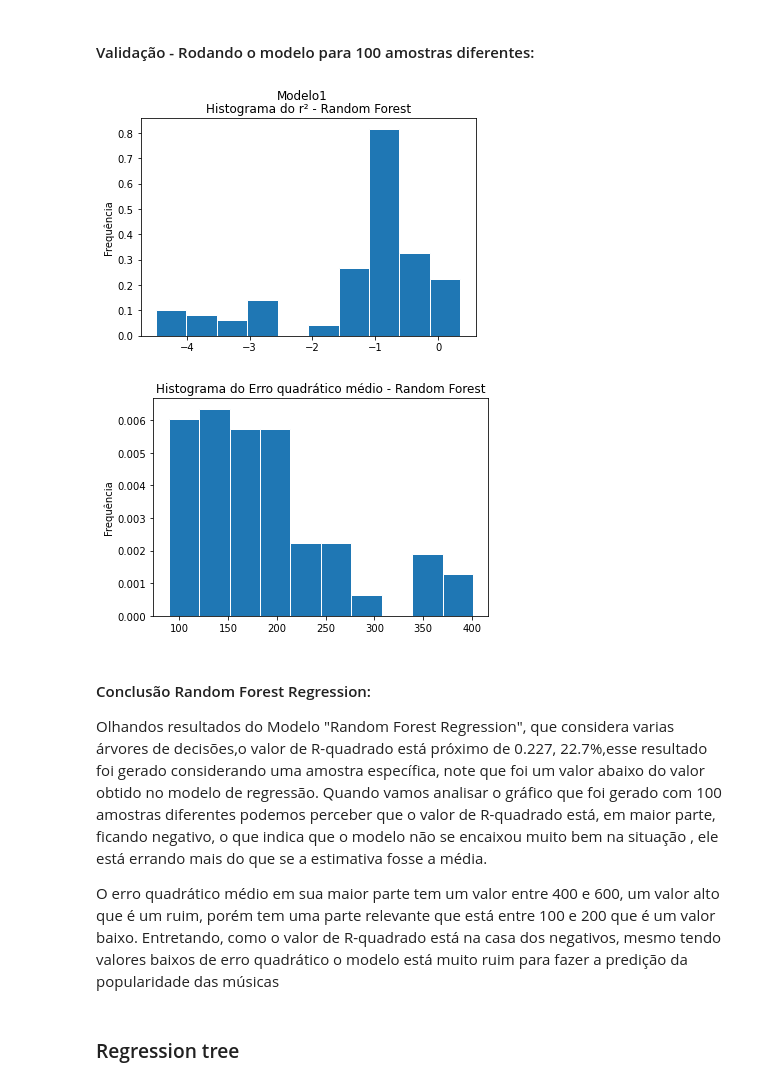
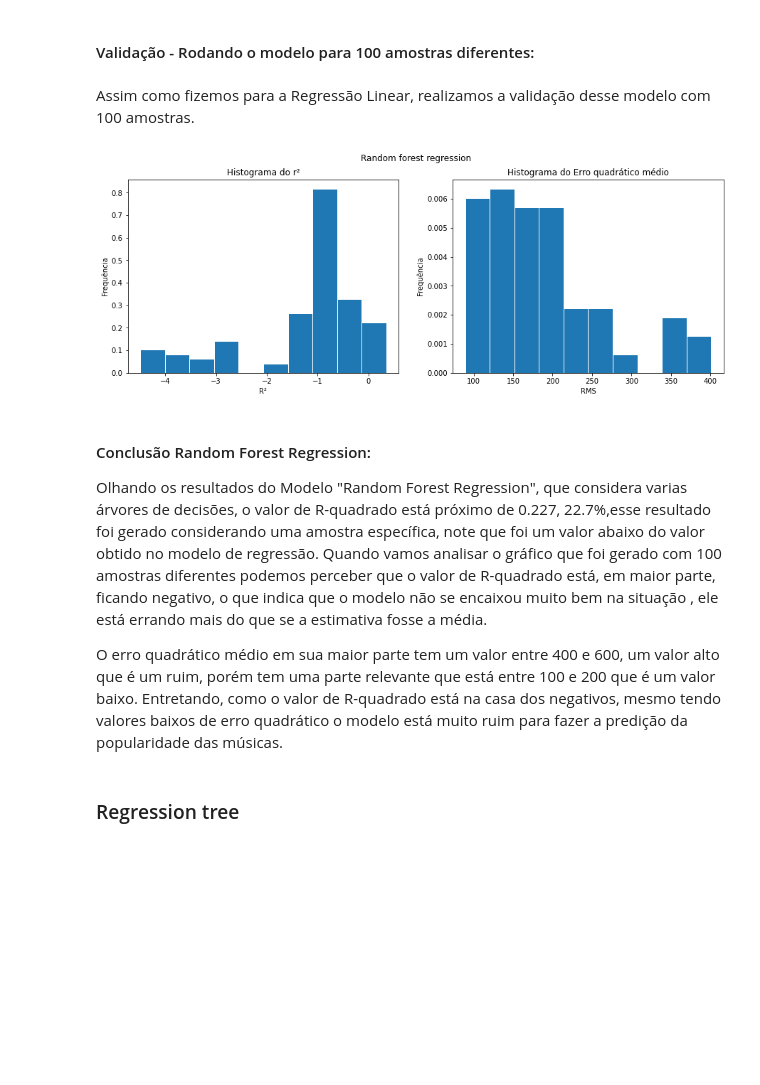
Before and after one commit to juliacfigueiredo/Projeto-2, a Jupyter notebook: Projeto_Final.ipynb, the cells around one changed output. Cells and saved outputs as stored; diff of their text form; code cells hidden in the pictures; blank space fills up the shorter version.

```diff
--- a/Projeto_Final.ipynb
+++ b/Projeto_Final.ipynb
@@ -431,6 +435,8 @@ mean_squared_error(Y_test, Y_pred)
 188.683519071199
 # %% [markdown]
 #### Validação -  Rodando o modelo para 100 amostras diferentes:
+# %% [markdown]
+Assim como fizemos para a Regressão Linear, realizamos a validação desse modelo com 100 amostras.
 # %%
 lista_r_quadrado_random_forest = []
 erro_quadratico_medio_random_forest = []
@@ -441,49 +447,51 @@ Y = dados['popularity']
 randomfor = RandomForestRegressor(n_estimators=10,random_state=0)
 
 for i in range(101):
 
     if i ==0:
         x_test = X[0:499]
         x_train = X[499:]
         y_test = Y[0:499]
         y_train = Y[499:]
     else:
         x_test = X[499*i:499*(i+1)]
         x_train1 = X[0:499*i-1]
         x_train2 = X[499*(i+1)+1:]
         x_train = pd.concat([x_train1, x_train2])
         y_test = Y[499*i:499*(i+1)]
         y_train1 = Y[0:499*i-1]
         y_train2 = Y[499*(i+1)+1:]
         y_train = pd.concat([y_train1, y_train2])
 
 
     randomfor.fit(x_train,y_train)
     y_pred_randomfor = randomfor.predict(x_test)
 
     lista_r_quadrado_random_forest.append(r2_score(y_test, y_pred_randomfor))
     erro_quadratico_medio_random_forest.append(mean_squared_error(y_test, y_pred_randomfor))
 
+plt.figure(figsize=(15, 5))
+plt.subplot(121)
+plt.hist(lista_r_quadrado_random_forest, edgecolor='white', density=True)
+plt.suptitle('Random forest regression')
+plt.title('Histograma do r²')
+plt.ylabel('Frequência')
+plt.xlabel('R²')
 
-plt.hist(lista_r_quadrado_random_forest, edgecolor='white', density=True)
-plt.suptitle('Modelo2')
-plt.title('Histograma do r² - Random Forest')
+plt.subplot(122)
+plt.hist(erro_quadratico_medio_random_forest, edgecolor='white', density=True)
+plt.title('Histograma do Erro quadrático médio')
 plt.ylabel('Frequência')
+plt.xlabel('RMS')
 plt.show()
-
-plt.hist(erro_quadratico_medio_random_forest, edgecolor='white', density=True)
-plt.title('Histograma do Erro quadrático médio - Random Forest')
-plt.ylabel('Frequência')
-plt.show()
 # %% [output]
-[figure, old version]
+[figure, new version]
-[figure, removed]
 # %% [markdown]
 #### Conclusão Random Forest Regression:
-Olhandos resultados do Modelo "Random Forest Regression", que considera varias árvores de decisões,o valor de R-quadrado está próximo de 0.227, 22.7%,esse resultado foi gerado considerando uma amostra específica, note que foi um valor abaixo do valor obtido no modelo de regressão.
+Olhando os resultados do Modelo "Random Forest Regression", que considera varias árvores de decisões, o valor de R-quadrado está próximo de 0.227, 22.7%,esse resultado foi gerado considerando uma amostra específica, note que foi um valor abaixo do valor obtido no modelo de regressão.
 Quando vamos analisar o gráfico que foi gerado com 100 amostras diferentes podemos perceber que o valor de R-quadrado está, em maior parte, ficando negativo, o que indica que o modelo não se encaixou muito bem na situação , ele está errando mais do que se a estimativa fosse a média.
 
-O erro quadrático médio em sua maior parte tem um valor entre 400 e 600, um valor alto que é um ruim, porém  tem uma parte relevante que está entre 100 e 200 que é um valor baixo. Entretando, como o valor de R-quadrado está na casa dos negativos, mesmo tendo valores baixos de erro quadrático o modelo está muito ruim para fazer a predição da popularidade das músicas
+O erro quadrático médio em sua maior parte tem um valor entre 400 e 600, um valor alto que é um ruim, porém  tem uma parte relevante que está entre 100 e 200 que é um valor baixo. Entretando, como o valor de R-quadrado está na casa dos negativos, mesmo tendo valores baixos de erro quadrático o modelo está muito ruim para fazer a predição da popularidade das músicas.
 # %% [markdown]
 ### Regression tree
 # %% [markdown]
```
Also changed, not shown: parts of 30 cells of this notebook.
